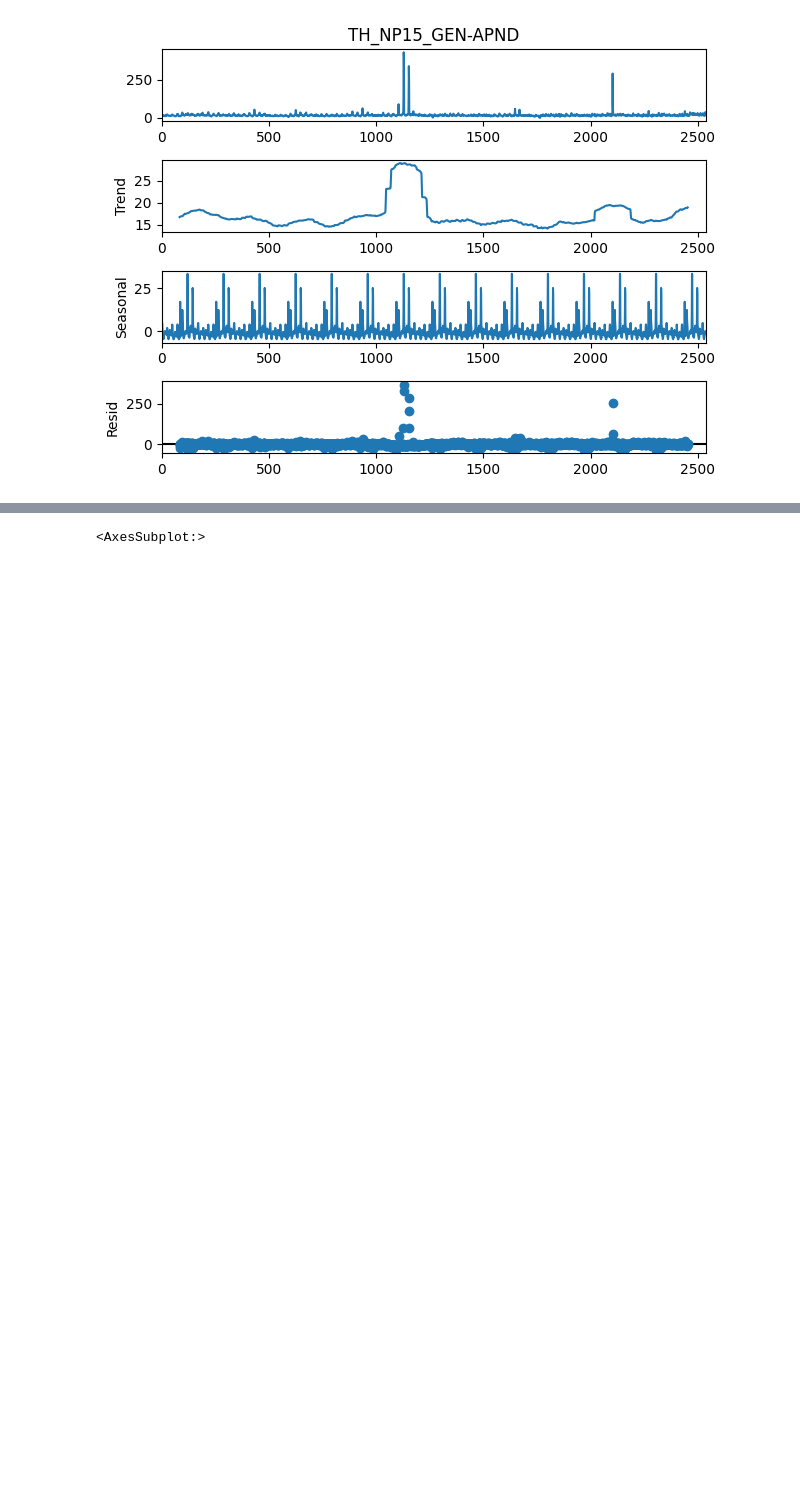
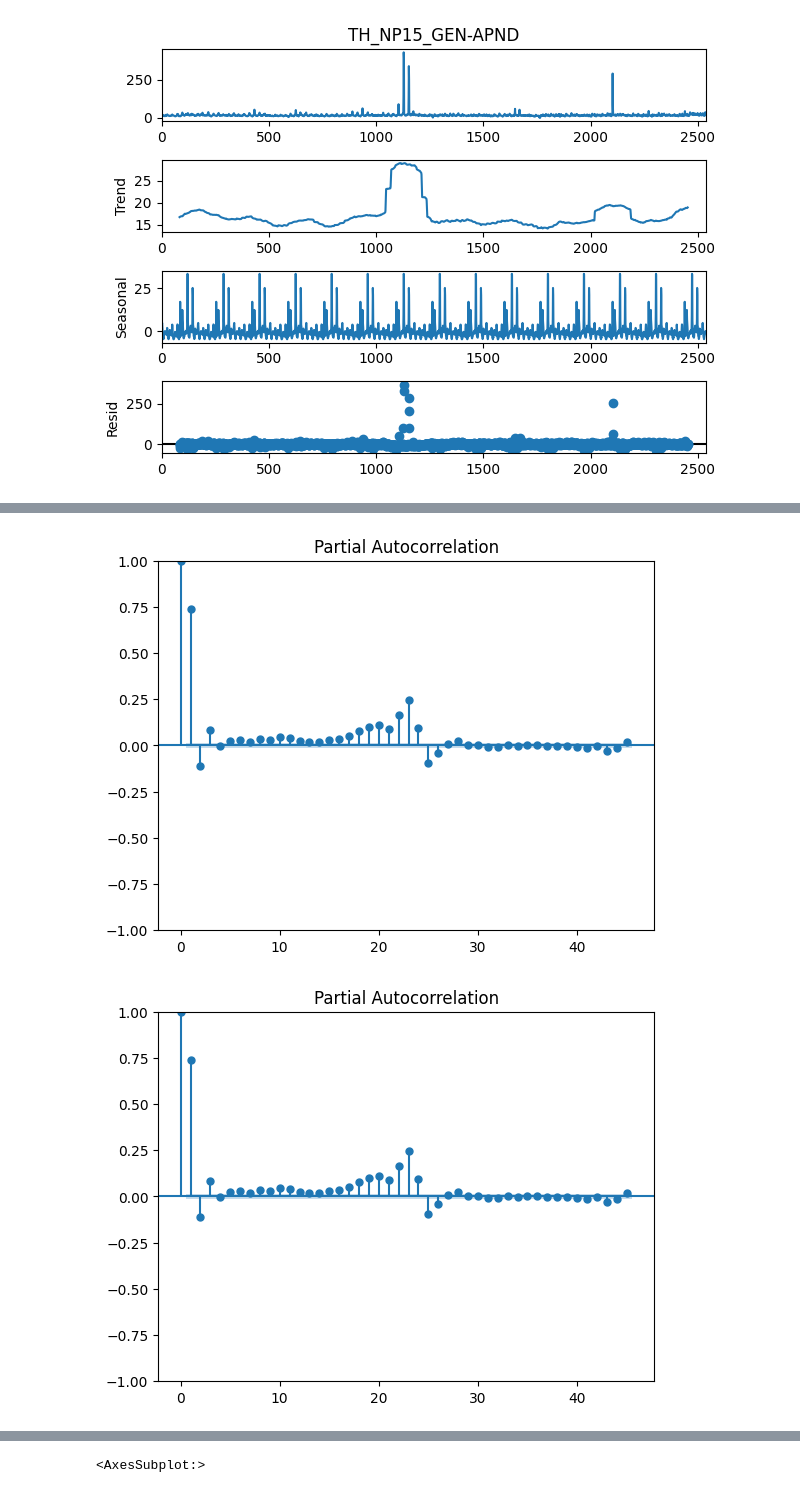
Before and after one commit to simoneliasen/yggdrasil, a Jupyter notebook: data_exploration/data_exploration.ipynb, the cells around one changed output, grey strips where cells are left out. Drawn from its saved outputs; the diff is of its cells as text; code cells hidden in the pictures; blank space fills up the shorter version.

```diff
--- a/data_exploration/data_exploration.ipynb
+++ b/data_exploration/data_exploration.ipynb
@@ -60,3 +65,8 @@ result.plot()
+# %%
+plot_pacf(df_pricedata['TH_NP15_GEN-APND'])
+# %% [output]
+[figure, added]
+[figure, added]
 # %%
 import os
 weather_columns = {}
```
Also changed, not shown: parts of 1 cell of this notebook, 3 other files.
